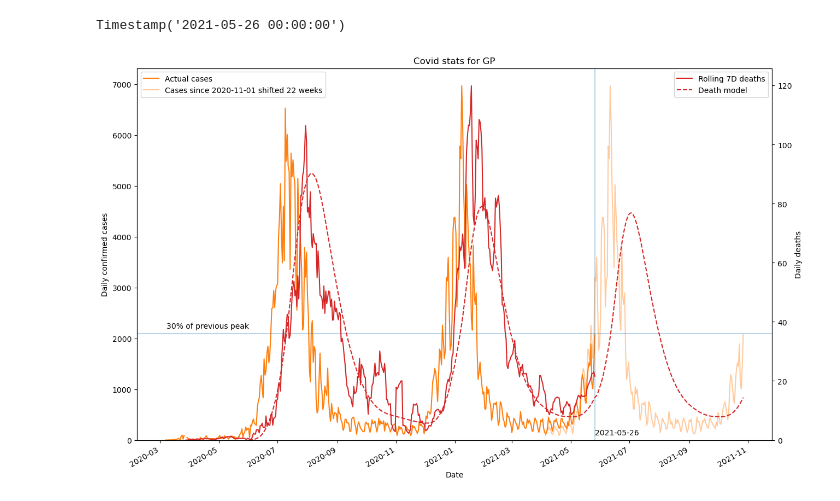
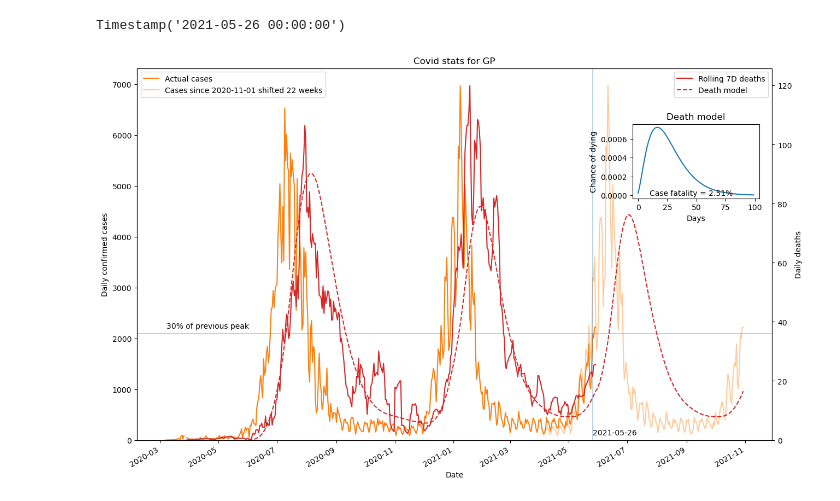
Before and after one commit to alchemyst/covid, a Jupyter notebook: COVID_in_South_Africa.ipynb, the cells around one changed output. Cells and saved outputs as stored; diff of their text form; code cells hidden in the pictures.

Commit message:
Add back death model

```diff
--- a/COVID_in_South_Africa.ipynb
+++ b/COVID_in_South_Africa.ipynb
@@ -150,30 +157,31 @@ deathroll = '7D'
 # %%
 fig, ax_cases = plt.subplots(figsize=(15, 10), dpi=100)
 ax_deaths = ax_cases.twinx()
 # ax_deaths.spines['right'].set_edgecolor('C3')
 newcases.plot(ax=ax_cases, color='C1', label='Actual cases')
 shifted.plot(ax=ax_cases, color='C1', alpha=0.4, label=f'Cases since {startdate} shifted {shift} weeks')
 
 newdeaths.rolling(deathroll).mean().plot(ax=ax_deaths, label=f'Rolling {deathroll} deaths', color='C3')
+combined['prediction'].plot(ax=ax_deaths, label="Death model", color='C3', style='--')
 # newcases.rolling('7D').mean().plot()
 ax_cases.axhline(peak_rate*cutoff, alpha=0.3)
 ax_cases.axvline(predicted_third_wave, alpha=0.3)
 ax_cases.set(
     xlabel='Date',
     ylabel=f'Daily confirmed cases',
     title=f"Covid stats for {province}",
 )
 ax_cases.set_ylim(bottom=0)
 ax_deaths.set_ylim(bottom=0)
 ax_deaths.set(
     ylabel='Daily deaths'
 )
 ax_cases.legend(loc="upper left")
 ax_deaths.legend(loc="upper right")
 ax_cases.text(newcases.index[2], peak_rate*cutoff*1.05, f'{cutoff:.0%} of previous peak')
 ax_cases.text(predicted_third_wave, 100, predicted_third_wave.date())
-# ax_model = ax_cases.inset_axes([0.1, 0.65, 0.2, 0.2])
-# plotmodel(*opt.x, ax_model)
+ax_model = ax_cases.inset_axes([0.78, 0.65, 0.2, 0.2])
+plotmodel(*opt.x, ax_model)
 plt.savefig(f'output/covid_{province}_{today}.{outformat}')
 # %% [output]
-[figure, old version]
+[figure, new version]
```
Also changed, not shown: parts of 7 cells of this notebook.
